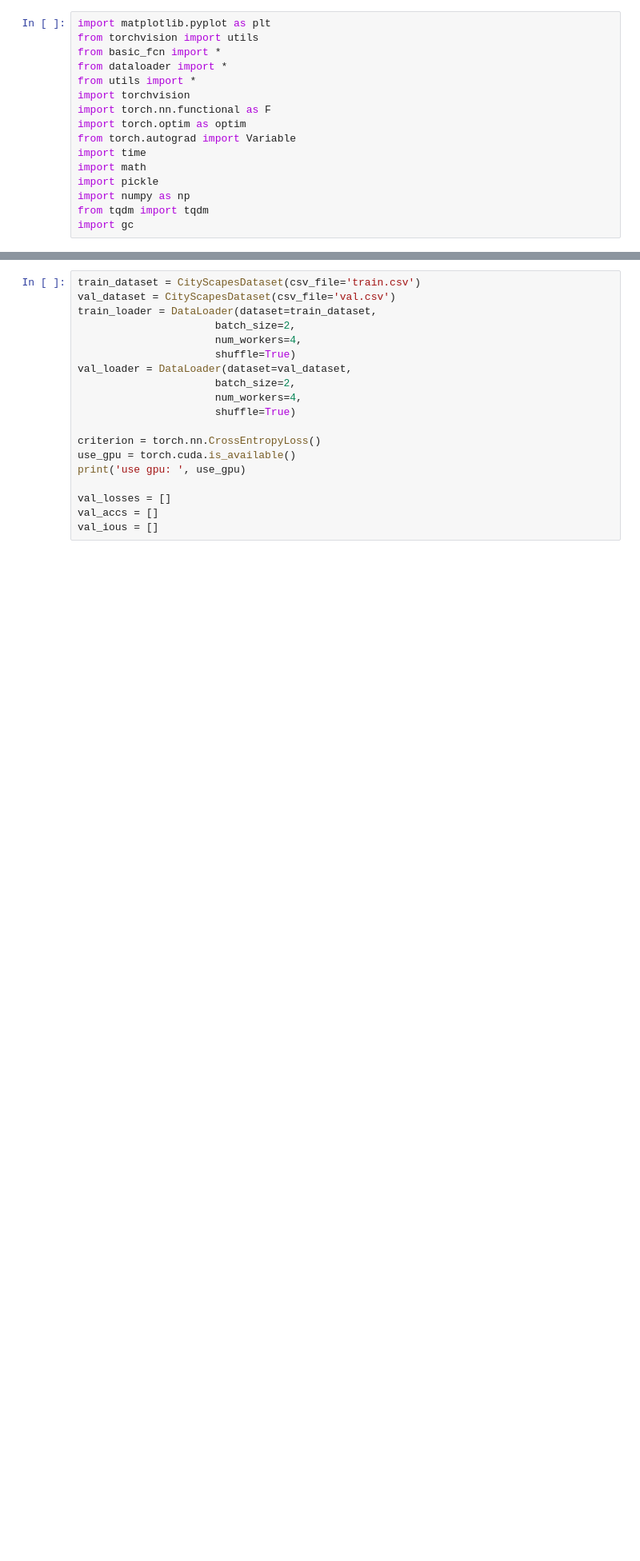
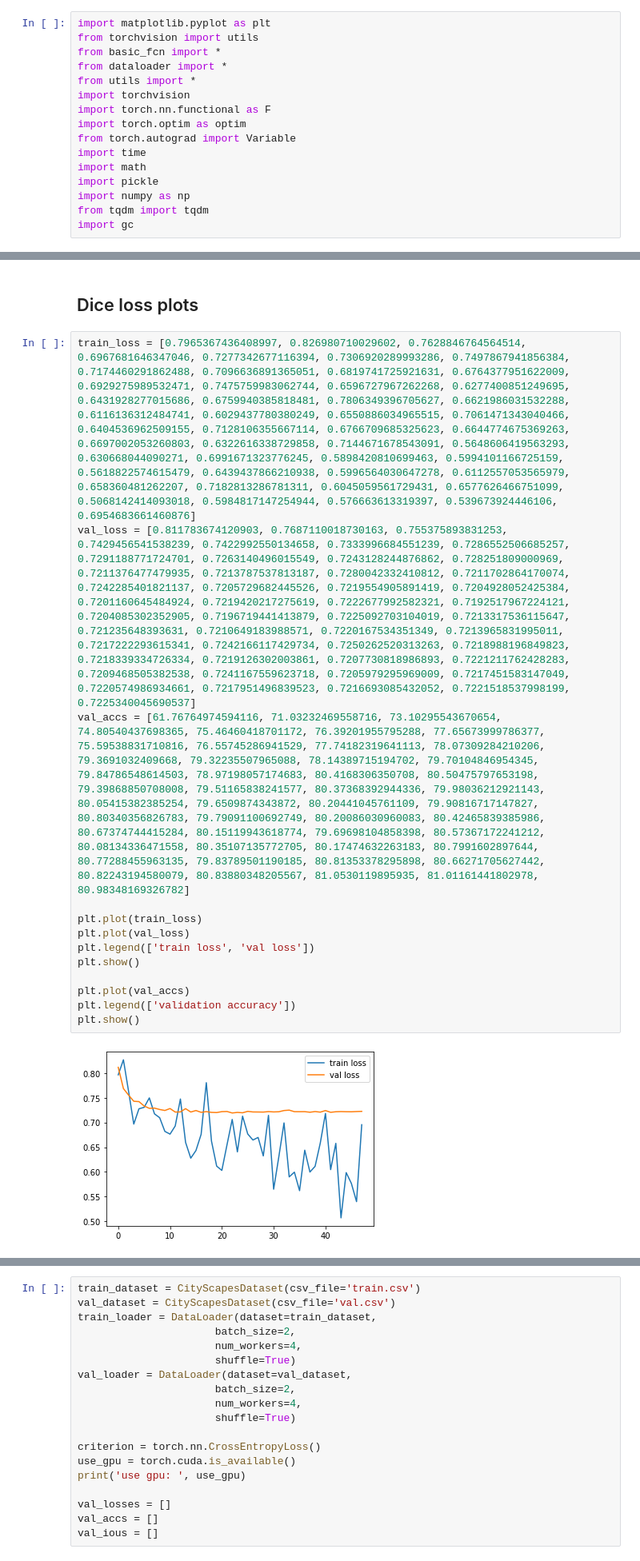
Before and after one commit to pkhorram/Semantic-Segmentation-Pytorch-, a Jupyter notebook: Testing and Plots.ipynb, the cells around one changed output, grey strips where cells are left out. Shown at 80% size. Drawn from its saved outputs; the diff is of its cells as text; blank space fills up the shorter version.

```diff
--- a/Testing and Plots.ipynb
+++ b/Testing and Plots.ipynb
@@ -57,0 +74,17 @@ plt.show()
+# %% [markdown]
+## Dice loss plots
+# %%
+train_loss = [0.7965367436408997, 0.826980710029602, 0.7628846764564514, 0.6967681646347046, 0.7277342677116394, 0.7306920289993286, 0.7497867941856384, 0.7174460291862488, 0.7096636891365051, 0.6819741725921631, 0.6764377951622009, 0.6929275989532471, 0.7475759983062744, 0.6596727967262268, 0.6277400851249695, 0.6431928277015686, 0.6759940385818481, 0.7806349396705627, 0.6621986031532288, 0.6116136312484741, 0.6029437780380249, 0.6550886034965515, 0.7061471343040466, 0.6404536962509155, 0.7128106355667114, 0.6766709685325623, 0.6644774675369263, 0.6697002053260803, 0.6322616338729858, 0.7144671678543091, 0.5648606419563293, 0.630668044090271, 0.6991671323776245, 0.5898420810699463, 0.5994101166725159, 0.5618822574615479, 0.6439437866210938, 0.5996564030647278, 0.6112557053565979, 0.658360481262207, 0.7182813286781311, 0.6045059561729431, 0.6577626466751099, 0.5068142414093018, 0.5984817147254944, 0.576663613319397, 0.539673924446106, 0.6954683661460876]
+val_loss = [0.811783674120903, 0.7687110018730163, 0.755375893831253, 0.7429456541538239, 0.7422992550134658, 0.7333996684551239, 0.7286552506685257, 0.7291188771724701, 0.7263140496015549, 0.7243128244876862, 0.728251809000969, 0.7211376477479935, 0.7213787537813187, 0.7280042332410812, 0.7211702864170074, 0.7242285401821137, 0.7205729682445526, 0.7219554905891419, 0.7204928052425384, 0.7201160645484924, 0.7219420217275619, 0.7222677992582321, 0.7192517967224121, 0.7204085302352905, 0.7196719441413879, 0.7225092703104019, 0.7213317536115647, 0.721235648393631, 0.7210649183988571, 0.7220167534351349, 0.7213965831995011, 0.7217222293615341, 0.7242166117429734, 0.7250262520313263, 0.7218988196849823, 0.7218339334726334, 0.7219126302003861, 0.7207730818986893, 0.7221211762428283, 0.7209468505382538, 0.7241167559623718, 0.7205979295969009, 0.7217451583147049, 0.7220574986934661, 0.7217951496839523, 0.7216693085432052, 0.7221518537998199, 0.7225340045690537]
+val_accs = [61.76764974594116, 71.03232469558716, 73.10295543670654, 74.80540437698365, 75.46460418701172, 76.39201955795288, 77.65673999786377, 75.59538831710816, 76.55745286941529, 77.74182319641113, 78.07309284210206, 79.3691032409668, 79.32235507965088, 78.14389715194702, 79.70104846954345, 79.84786548614503, 78.97198057174683, 80.4168306350708, 80.50475797653198, 79.39868850708008, 79.51165838241577, 80.37368392944336, 79.98036212921143, 80.05415382385254, 79.6509874343872, 80.20441045761109, 79.90816717147827, 80.80340356826783, 79.79091100692749, 80.20086030960083, 80.42465839385986, 80.67374744415284, 80.15119943618774, 79.69698104858398, 80.57367172241212, 80.08134336471558, 80.35107135772705, 80.17474632263183, 80.7991602897644, 80.77288455963135, 79.83789501190185, 80.81353378295898, 80.66271705627442, 80.82243194580079, 80.83880348205567, 81.0530119895935, 81.01161441802978, 80.98348169326782]
+
+plt.plot(train_loss)
+plt.plot(val_loss)
+plt.legend(['train loss', 'val loss'])
+plt.show()
+
+plt.plot(val_accs)
+plt.legend(['validation accuracy'])
+plt.show()
+# %% [output]
+[figure, added]
```
Also changed, not shown: parts of 4 cells of this notebook, 1 other file.
